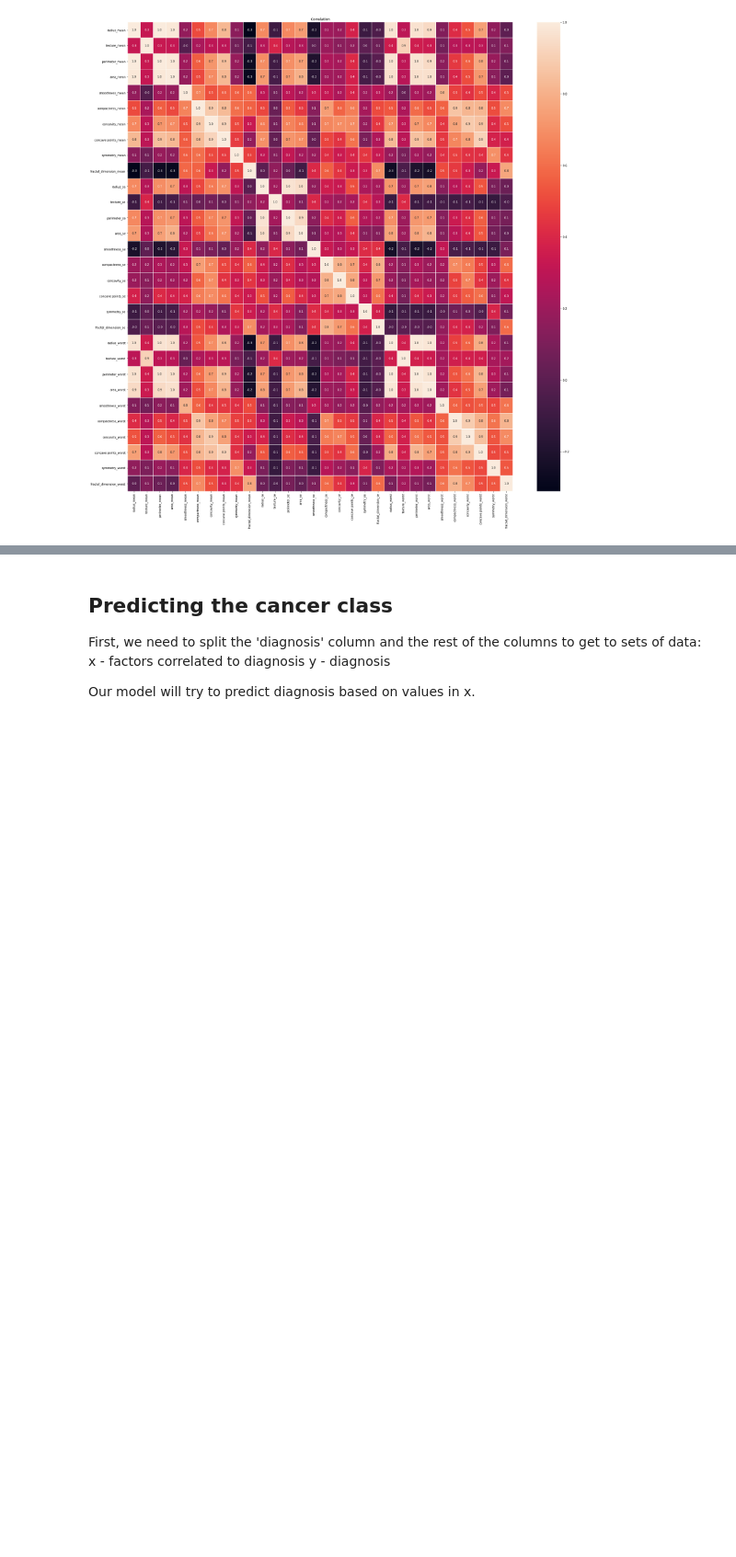
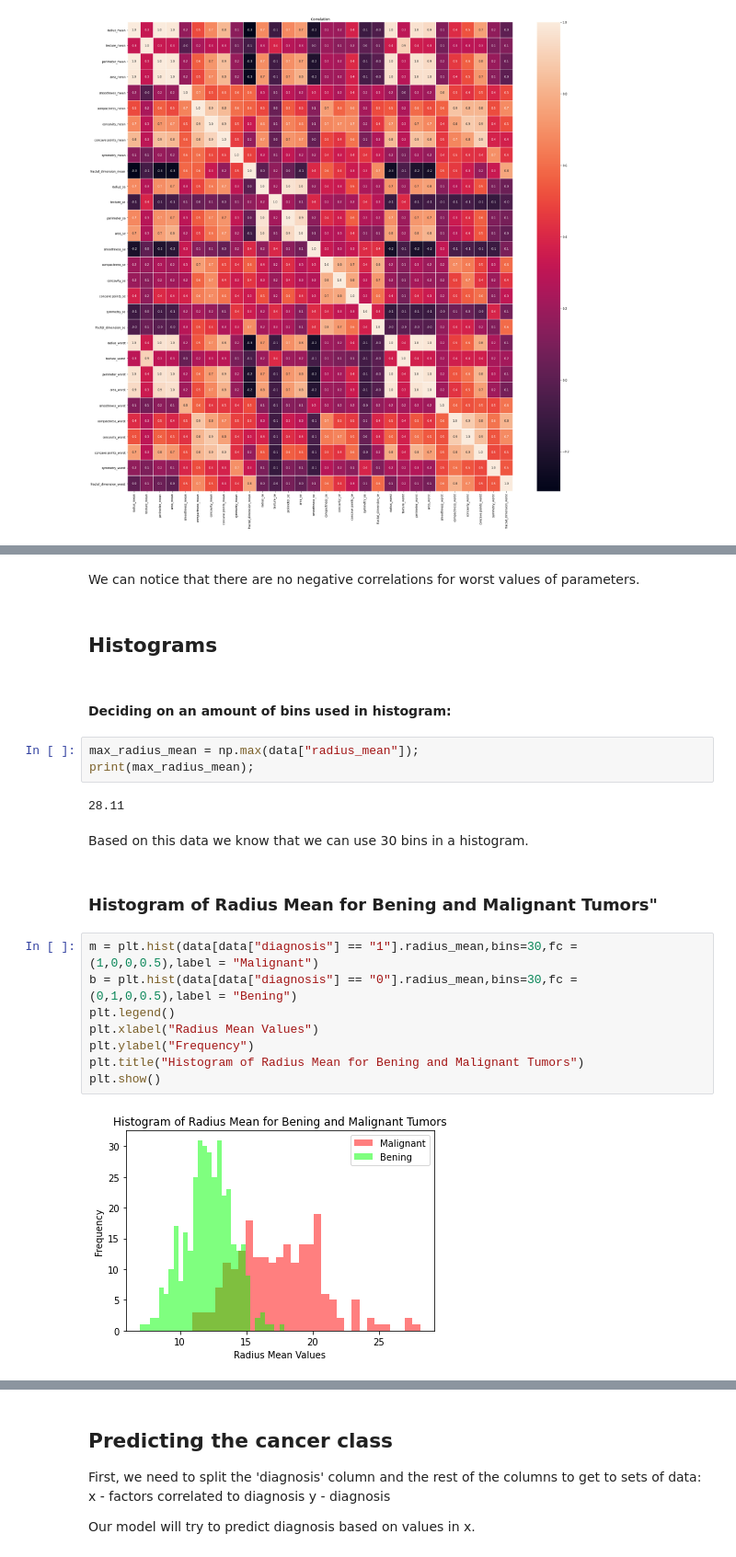
Before and after one commit to abetlej/BreastCancer, a Jupyter notebook: breast_cancer.ipynb, the cells around one changed output, grey strips where cells are left out. Shown at 92% size. Drawn from its saved outputs; the diff is of its cells as text; blank space fills up the shorter version.

```diff
--- a/breast_cancer.ipynb
+++ b/breast_cancer.ipynb
@@ -205,0 +232,25 @@ plt.show()
+# %% [markdown]
+We can notice that there are no negative correlations for worst values of parameters.
+# %% [markdown]
+## Histograms
+# %% [markdown]
+#### Deciding on an amount of bins used in histogram:
+# %%
+max_radius_mean = np.max(data["radius_mean"]);
+print(max_radius_mean);
+# %% [output]
+28.11
+# %% [markdown]
+Based on this data we know that we can use 30 bins in a histogram.
+# %% [markdown]
+### Histogram of Radius Mean for Bening and Malignant Tumors"
+# %%
+m = plt.hist(data[data["diagnosis"] == "1"].radius_mean,bins=30,fc = (1,0,0,0.5),label = "Malignant")
+b = plt.hist(data[data["diagnosis"] == "0"].radius_mean,bins=30,fc = (0,1,0,0.5),label = "Bening")
+plt.legend()
+plt.xlabel("Radius Mean Values")
+plt.ylabel("Frequency")
+plt.title("Histogram of Radius Mean for Bening and Malignant Tumors")
+plt.show()
+# %% [output]
+[figure, added]
```
Also changed, not shown: parts of 10 cells of this notebook.
